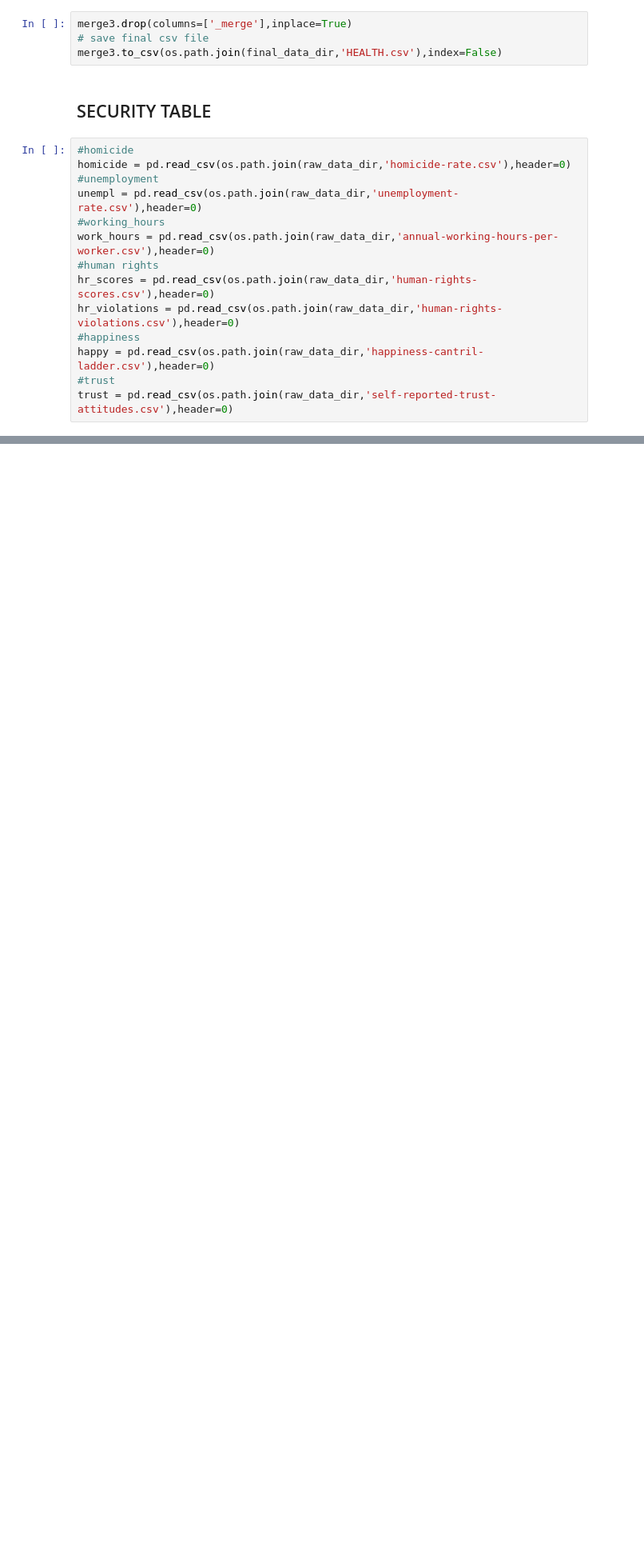
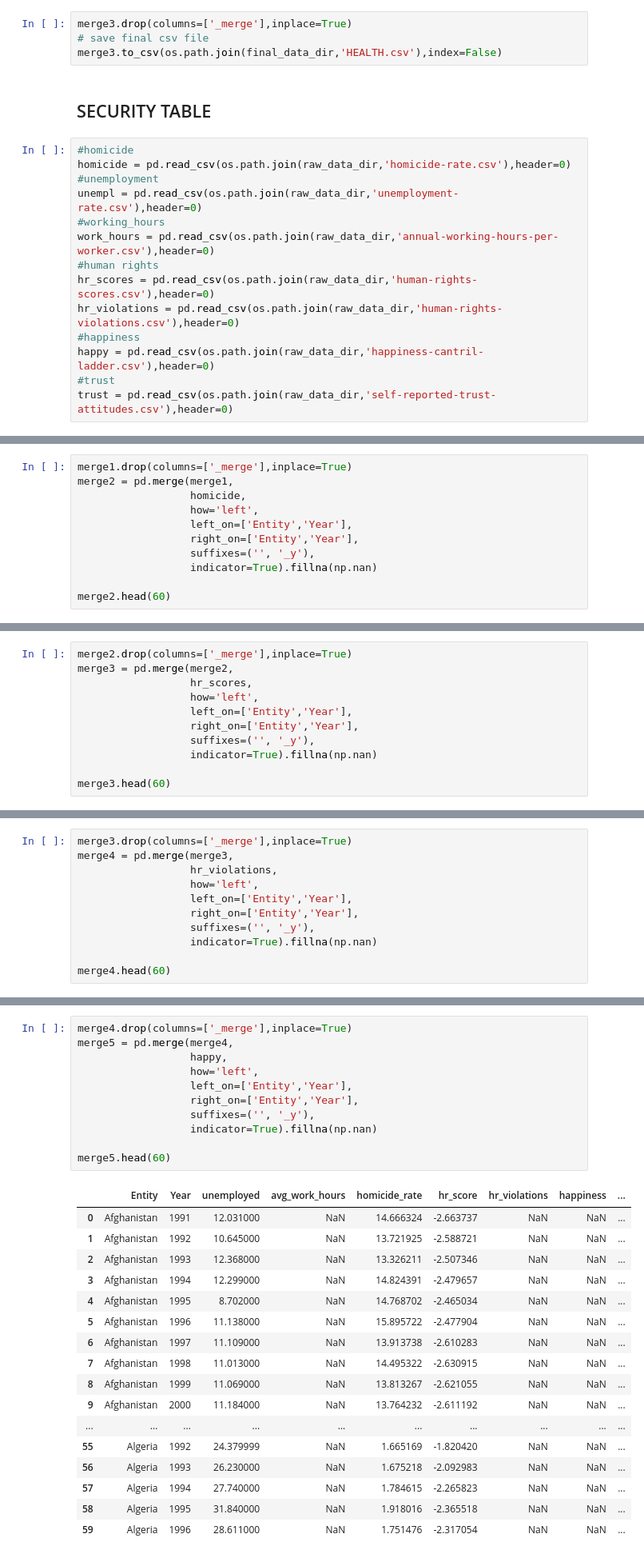
Before and after one commit to SaraBonati/dbs_course_project_2021, a Jupyter notebook: scripts/data_preprocessing.ipynb, the cells around one changed output, grey strips where cells are left out. Shown at 80% size. Cells and saved outputs as stored; diff of their text form; blank space fills up the shorter version.

Commit message:
Add SECURITY table

```diff
--- a/scripts/data_preprocessing.ipynb
+++ b/scripts/data_preprocessing.ipynb
@@ -870,0 +903,11 @@ trust.rename(columns={"Trust in others (World Values Survey (2014))": "trust"},i
+# %%
+merge1.drop(columns=['_merge'],inplace=True)
+merge2 = pd.merge(merge1,
+                  homicide,
+                  how='left',
+                  left_on=['Entity','Year'],
+                  right_on=['Entity','Year'],
+                  suffixes=('', '_y'),
+                  indicator=True).fillna(np.nan)
+
+merge2.head(60)
@@ -870,0 +932,11 @@ trust.rename(columns={"Trust in others (World Values Survey (2014))": "trust"},i
+# %%
+merge2.drop(columns=['_merge'],inplace=True)
+merge3 = pd.merge(merge2,
+                  hr_scores,
+                  how='left',
+                  left_on=['Entity','Year'],
+                  right_on=['Entity','Year'],
+                  suffixes=('', '_y'),
+                  indicator=True).fillna(np.nan)
+
+merge3.head(60)
@@ -870,0 +961,11 @@ trust.rename(columns={"Trust in others (World Values Survey (2014))": "trust"},i
+# %%
+merge3.drop(columns=['_merge'],inplace=True)
+merge4 = pd.merge(merge3,
+                  hr_violations,
+                  how='left',
+                  left_on=['Entity','Year'],
+                  right_on=['Entity','Year'],
+                  suffixes=('', '_y'),
+                  indicator=True).fillna(np.nan)
+
+merge4.head(60)
@@ -870,0 +990,29 @@ trust.rename(columns={"Trust in others (World Values Survey (2014))": "trust"},i
+# %%
+merge4.drop(columns=['_merge'],inplace=True)
+merge5 = pd.merge(merge4,
+                  happy,
+                  how='left',
+                  left_on=['Entity','Year'],
+                  right_on=['Entity','Year'],
+                  suffixes=('', '_y'),
+                  indicator=True).fillna(np.nan)
+
+merge5.head(60)
+# %% [output]
+|  | Entity | Year | unemployed | avg_work_hours | homicide_rate | hr_score | hr_violations | happiness | ... |
+| 0 | Afghanistan | 1991 | 12.031000 | NaN | 14.666324 | -2.663737 | NaN | NaN | ... |
+| 1 | Afghanistan | 1992 | 10.645000 | NaN | 13.721925 | -2.588721 | NaN | NaN | ... |
+| 2 | Afghanistan | 1993 | 12.368000 | NaN | 13.326211 | -2.507346 | NaN | NaN | ... |
+| 3 | Afghanistan | 1994 | 12.299000 | NaN | 14.824391 | -2.479657 | NaN | NaN | ... |
+| 4 | Afghanistan | 1995 | 8.702000 | NaN | 14.768702 | -2.465034 | NaN | NaN | ... |
+| 5 | Afghanistan | 1996 | 11.138000 | NaN | 15.895722 | -2.477904 | NaN | NaN | ... |
+| 6 | Afghanistan | 1997 | 11.109000 | NaN | 13.913738 | -2.610283 | NaN | NaN | ... |
+| 7 | Afghanistan | 1998 | 11.013000 | NaN | 14.495322 | -2.630915 | NaN | NaN | ... |
+| 8 | Afghanistan | 1999 | 11.069000 | NaN | 13.813267 | -2.621055 | NaN | NaN | ... |
+| 9 | Afghanistan | 2000 | 11.184000 | NaN | 13.764232 | -2.611192 | NaN | NaN | ... |
+| ... | ... | ... | ... | ... | ... | ... | ... | ... | ... |
+| 55 | Algeria | 1992 | 24.379999 | NaN | 1.665169 | -1.820420 | NaN | NaN | ... |
+| 56 | Algeria | 1993 | 26.230000 | NaN | 1.675218 | -2.092983 | NaN | NaN | ... |
+| 57 | Algeria | 1994 | 27.740000 | NaN | 1.784615 | -2.265823 | NaN | NaN | ... |
+| 58 | Algeria | 1995 | 31.840000 | NaN | 1.918016 | -2.365518 | NaN | NaN | ... |
+| 59 | Algeria | 1996 | 28.611000 | NaN | 1.751476 | -2.317054 | NaN | NaN | ... |
```
Also changed, not shown: parts of 9 cells of this notebook, 1 other file.
